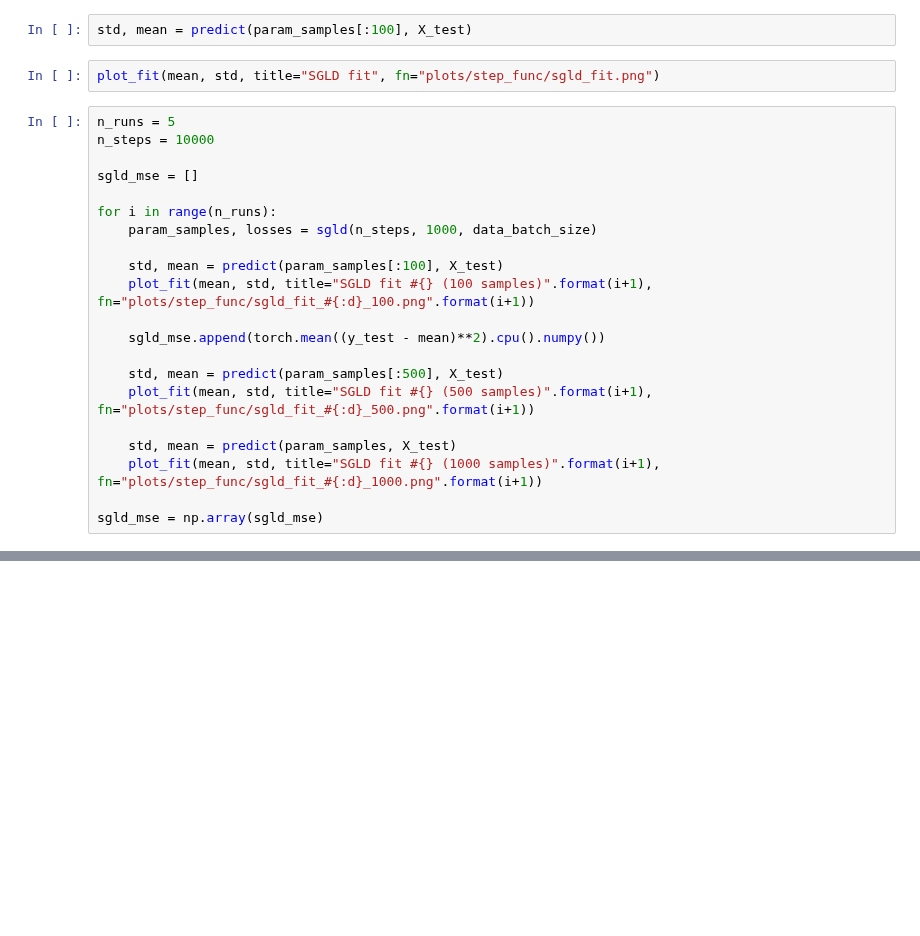
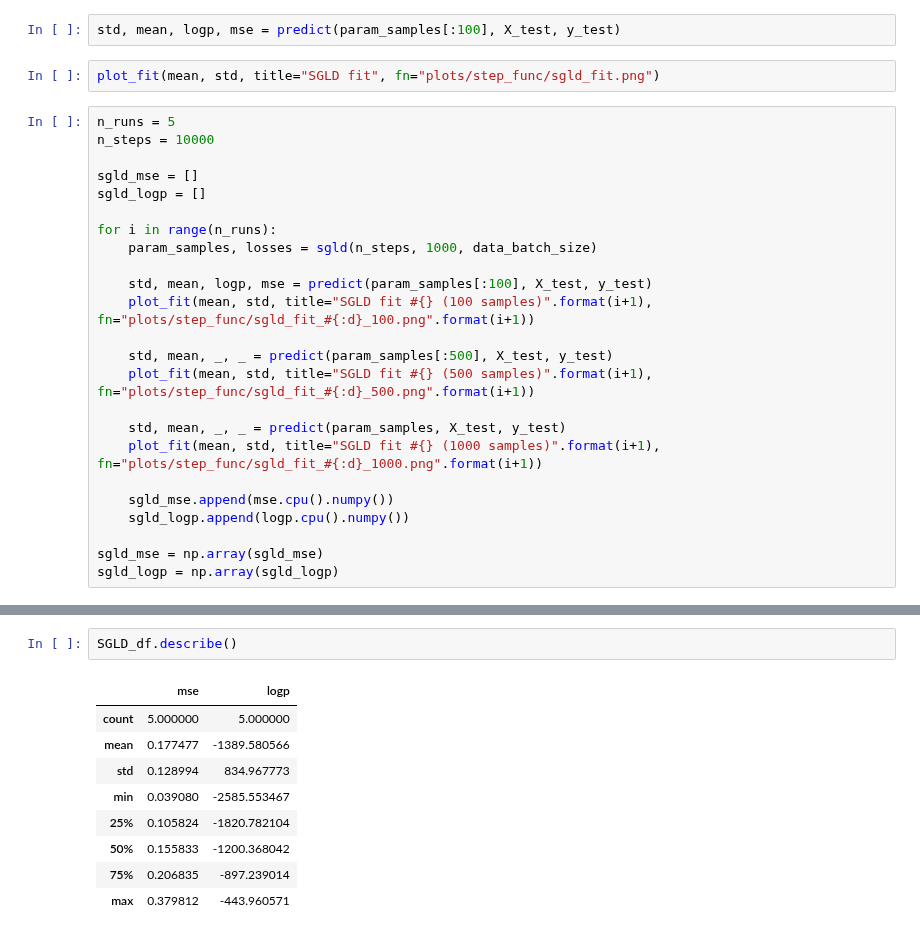
Before and after one commit to franciscovargas/ControlledFollmerDrift, a Jupyter notebook: notebooks/Step Function.ipynb, the cells around one changed output, grey strips where cells are left out. Drawn from its saved outputs; the diff is of its cells as text; blank space fills up the shorter version.

```diff
--- a/notebooks/Step Function.ipynb
+++ b/notebooks/Step Function.ipynb
@@ -224,7 +239,7 @@ plt.plot(losses)
 [<matplotlib.lines.Line2D at 0x...>]
 [figure]
 # %%
-std, mean = predict(param_samples[:100], X_test)
+std, mean, logp, mse = predict(param_samples[:100], X_test, y_test)
 # %%
 plot_fit(mean, std, title="SGLD fit", fn="plots/step_func/sgld_fit.png")
 # %%
@@ -232,19 +247,22 @@ n_runs = 5
 n_steps = 10000
 
 sgld_mse = []
+sgld_logp = []
 
 for i in range(n_runs):
     param_samples, losses = sgld(n_steps, 1000, data_batch_size)
 
-    std, mean = predict(param_samples[:100], X_test)
+    std, mean, logp, mse = predict(param_samples[:100], X_test, y_test)
     plot_fit(mean, std, title="SGLD fit #{} (100 samples)".format(i+1), fn="plots/step_func/sgld_fit_#{:d}_100.png".format(i+1))
 
-    sgld_mse.append(torch.mean((y_test - mean)**2).cpu().numpy())
-
-    std, mean = predict(param_samples[:500], X_test)
+    std, mean, _, _ = predict(param_samples[:500], X_test, y_test)
     plot_fit(mean, std, title="SGLD fit #{} (500 samples)".format(i+1), fn="plots/step_func/sgld_fit_#{:d}_500.png".format(i+1))
 
-    std, mean = predict(param_samples, X_test)
+    std, mean, _, _ = predict(param_samples, X_test, y_test)
     plot_fit(mean, std, title="SGLD fit #{} (1000 samples)".format(i+1), fn="plots/step_func/sgld_fit_#{:d}_1000.png".format(i+1))
 
+    sgld_mse.append(mse.cpu().numpy())
+    sgld_logp.append(logp.cpu().numpy())
+
 sgld_mse = np.array(sgld_mse)
+sgld_logp = np.array(sgld_logp)
@@ -273,0 +302,12 @@ df.describe()
+# %%
+SGLD_df.describe()
+# %% [output]
+|  | mse | logp |
+| count | 5.000000 | 5.000000 |
+| mean | 0.177477 | -1389.580566 |
+| std | 0.128994 | 834.967773 |
+| min | 0.039080 | -2585.553467 |
+| 25% | 0.105824 | -1820.782104 |
+| 50% | 0.155833 | -1200.368042 |
+| 75% | 0.206835 | -897.239014 |
+| max | 0.379812 | -443.960571 |
```
Also changed, not shown: parts of 13 cells of this notebook, 1 other file.
